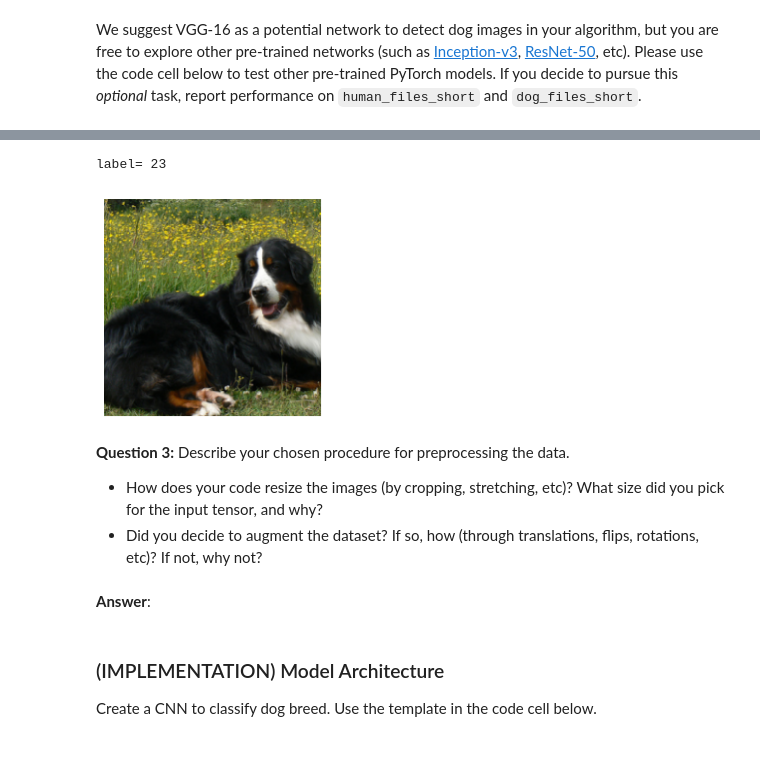
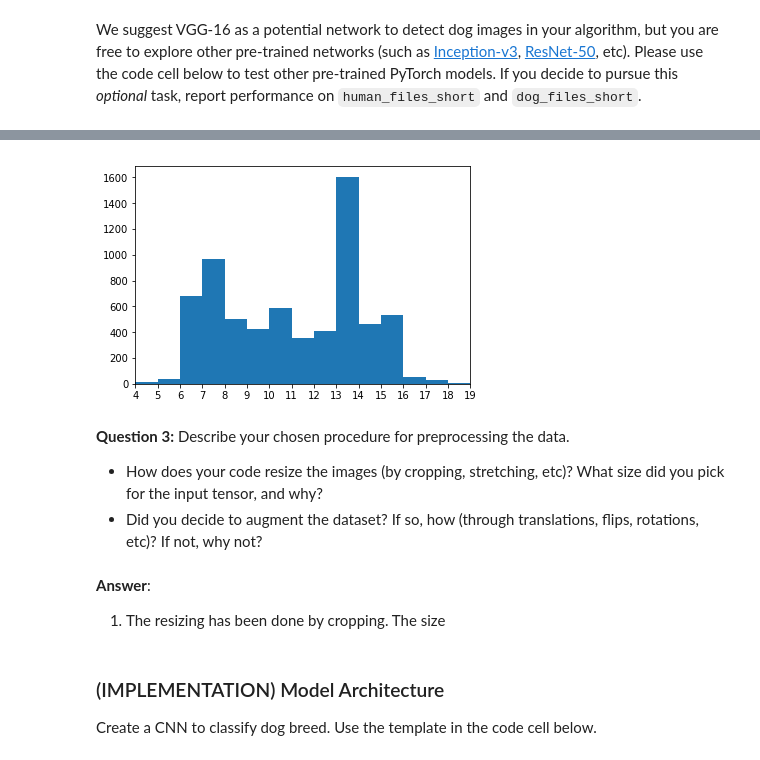
Before and after one commit to huohsien/test_udacity_dlnd, a Jupyter notebook: project-dog-classification/dog_app.ipynb, the cells around one changed output, grey strips where cells are left out. Saved outputs shown, nothing was run; the diff lists cells and outputs as text; code cells hidden in the pictures.

```diff
--- a/project-dog-classification/dog_app.ipynb
+++ b/project-dog-classification/dog_app.ipynb
@@ -367,3 +370,12 @@ test_data_loader = torch.utils.data.DataLoader(image_data_test,
+# %%
+ratios = [widths[i]/heights[i] * 10 for i in range(len(widths))]
+# %%
+fig, ax = plt.subplots()
+ax.set_xticks(range(4,20))
+ax.set_xlim(4,19)
+n,bins,patch = ax.hist(ratios,bins=range(0,20,1))
+# %% [output]
+[figure, added]
 # %%
 %matplotlib inline
 %config InlineBackend.figure_format = 'retina'
@@ -383,15 +395,13 @@ i,l = next(iter(test_data_loader))
 
 imshow(i[0])
 print("label=",l[0].numpy() + 1)
-# %% [output]
-label= 23
-[figure, removed]
 # %% [markdown]
 **Question 3:** Describe your chosen procedure for preprocessing the data.
 - How does your code resize the images (by cropping, stretching, etc)?  What size did you pick for the input tensor, and why?
 - Did you decide to augment the dataset?  If so, how (through translations, flips, rotations, etc)?  If not, why not?
-# %% [markdown]
-**Answer**:
+# %% [markdown]
+**Answer**:
+1. The resizing has been done by cropping. The size
 # %% [markdown]
 ### (IMPLEMENTATION) Model Architecture
 
```
Also changed, not shown: parts of 11 cells of this notebook.
